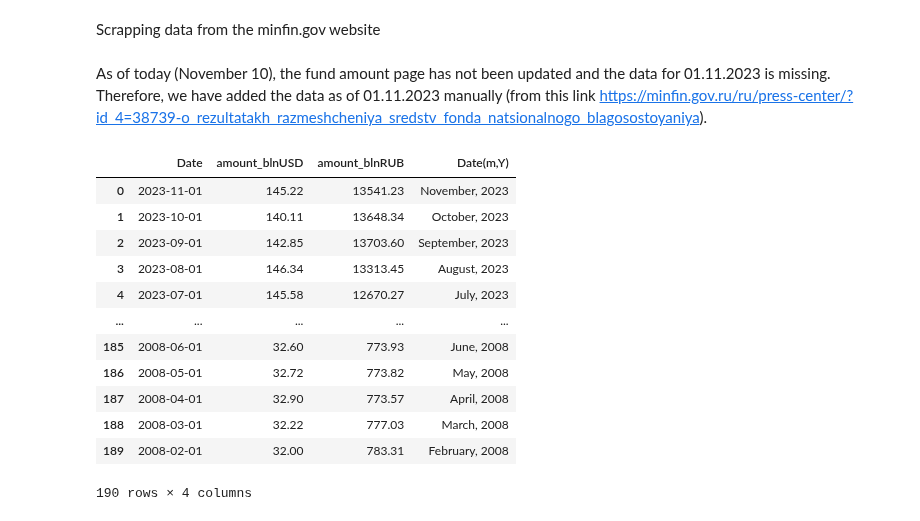
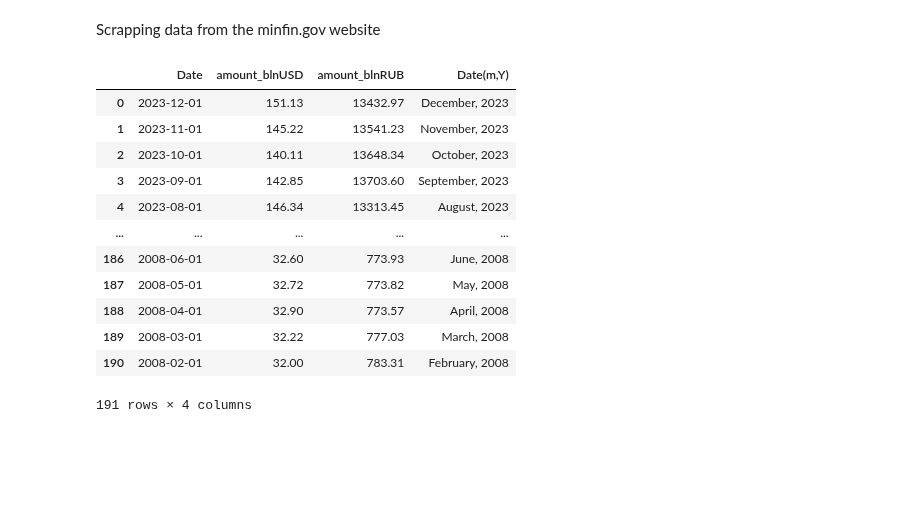
Before and after one commit to winterForestStump/RNWF, a Jupyter notebook: code/request_rnwf.ipynb, the cells around one changed output. Saved outputs shown, nothing was run; the diff lists cells and outputs as text; code cells hidden in the pictures; blank space fills up the shorter version.

Commit message:
changes december

```diff
--- a/code/request_rnwf.ipynb
+++ b/code/request_rnwf.ipynb
@@ -13,28 +13,25 @@ df = df.drop(columns=df.columns[3])
 df['amount_blnRUB'] = df['amount_blnRUB'].str.replace(r'[ ,\xa0]+', '', regex=True)
 df['amount_blnRUB'] = df['amount_blnRUB'].astype(int) / 100
 df['amount_blnUSD'] = df['amount_blnUSD'].astype(int) / 100
-# %% [markdown]
-As of today (November 10), the fund amount page has not been updated and the data for 01.11.2023 is missing. Therefore, we have added the data as of 01.11.2023 manually
-(from this link https://minfin.gov.ru/ru/press-center/?id_4=38739-o_rezultatakh_razmeshcheniya_sredstv_fonda_natsionalnogo_blagosostoyaniya).
 # %%
-november = pd.DataFrame({'Date': ['01.11.2023'], 'amount_blnUSD': [145.22], 'amount_blnRUB': [13541.23]})
-df = pd.concat([november, df], ignore_index=True)
+# november = pd.DataFrame({'Date': ['01.11.2023'], 'amount_blnUSD': [145.22], 'amount_blnRUB': [13541.23]})
+# df = pd.concat([november, df], ignore_index=True)
 df['Date'] = pd.to_datetime(df['Date'], format='%d.%m.%Y', errors='coerce') #for not silent fail
 df['Date(m,Y)'] = df['Date'].dt.strftime('%B, %Y')
 df
 # %% [output]
 |  | Date | amount_blnUSD | amount_blnRUB | Date(m,Y) |
-| 0 | 2023-11-01 | 145.22 | 13541.23 | November, 2023 |
-| 1 | 2023-10-01 | 140.11 | 13648.34 | October, 2023 |
-| 2 | 2023-09-01 | 142.85 | 13703.60 | September, 2023 |
-| 3 | 2023-08-01 | 146.34 | 13313.45 | August, 2023 |
-| 4 | 2023-07-01 | 145.58 | 12670.27 | July, 2023 |
+| 0 | 2023-12-01 | 151.13 | 13432.97 | December, 2023 |
+| 1 | 2023-11-01 | 145.22 | 13541.23 | November, 2023 |
+| 2 | 2023-10-01 | 140.11 | 13648.34 | October, 2023 |
+| 3 | 2023-09-01 | 142.85 | 13703.60 | September, 2023 |
+| 4 | 2023-08-01 | 146.34 | 13313.45 | August, 2023 |
 | ... | ... | ... | ... | ... |
-| 185 | 2008-06-01 | 32.60 | 773.93 | June, 2008 |
-| 186 | 2008-05-01 | 32.72 | 773.82 | May, 2008 |
-| 187 | 2008-04-01 | 32.90 | 773.57 | April, 2008 |
-| 188 | 2008-03-01 | 32.22 | 777.03 | March, 2008 |
-| 189 | 2008-02-01 | 32.00 | 783.31 | February, 2008 |
+| 186 | 2008-06-01 | 32.60 | 773.93 | June, 2008 |
+| 187 | 2008-05-01 | 32.72 | 773.82 | May, 2008 |
+| 188 | 2008-04-01 | 32.90 | 773.57 | April, 2008 |
+| 189 | 2008-03-01 | 32.22 | 777.03 | March, 2008 |
+| 190 | 2008-02-01 | 32.00 | 783.31 | February, 2008 |
-190 rows × 4 columns
+191 rows × 4 columns
 # %%
 df.to_csv("C:/Users/lenovo/python/RNWF/data/rnwf.csv",encoding="utf-8-sig")
```
Also changed, not shown: 1 other file.
